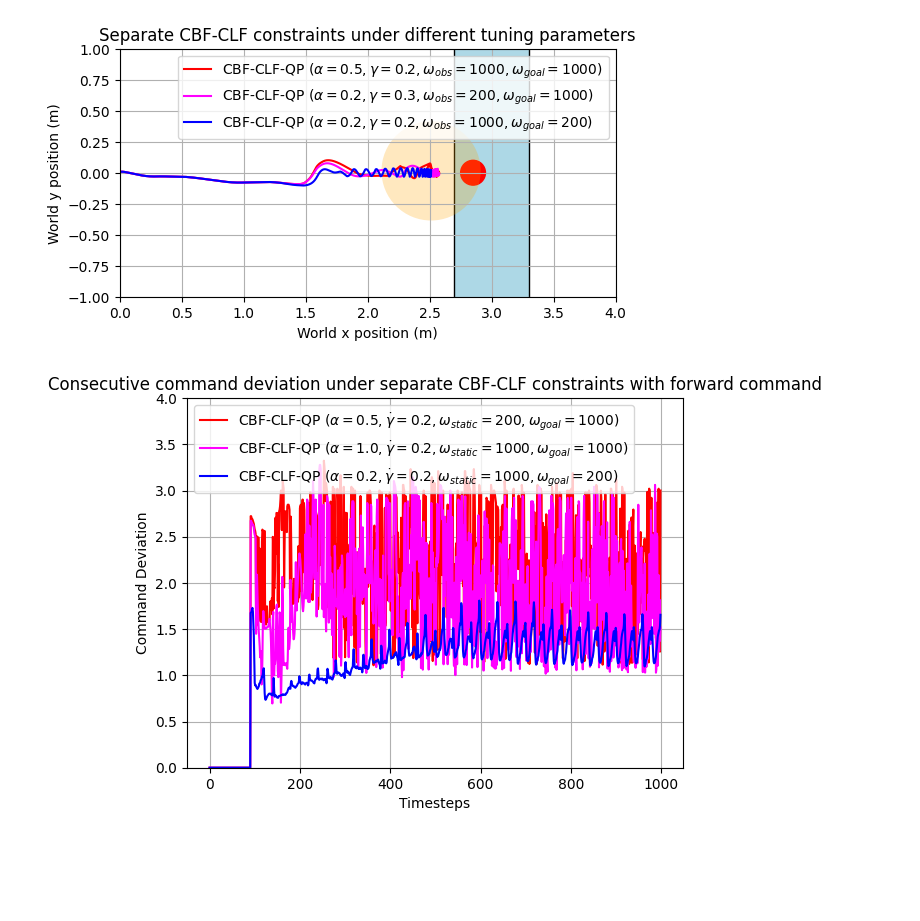
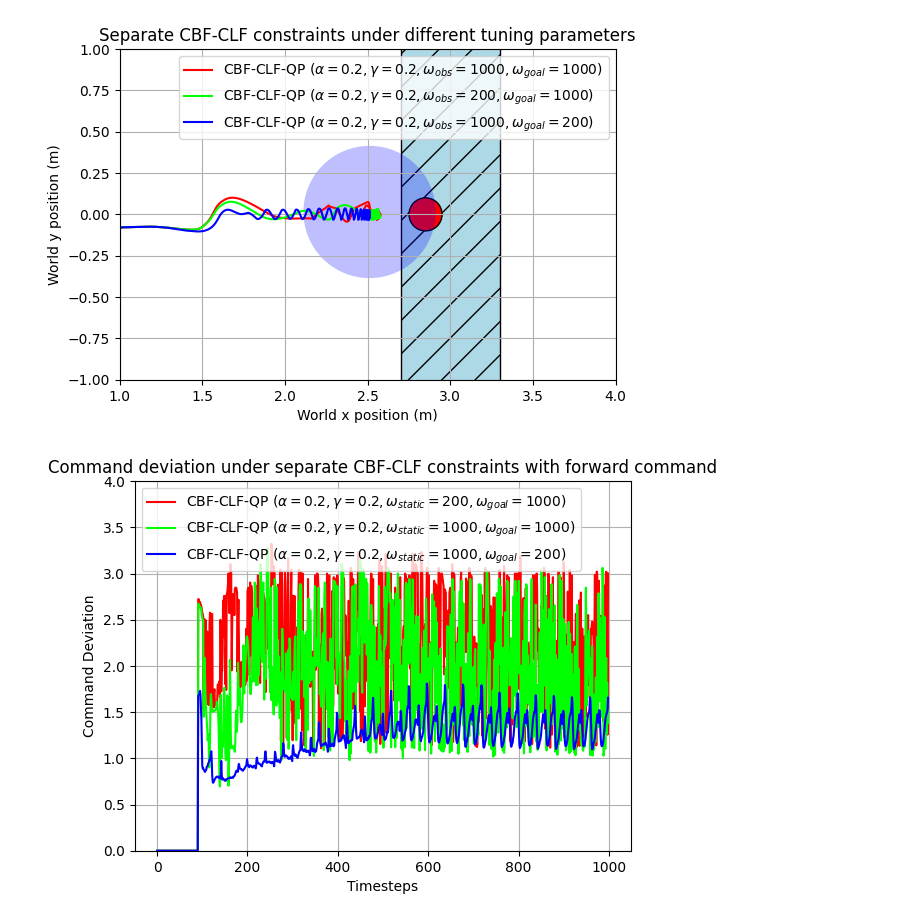
Before and after one commit to famsvip/Robot-Navigation-Collision-Avoidance-, a Jupyter notebook: data/plotting.ipynb, the cells around one changed output. Cells and saved outputs as stored; diff of their text form; code cells hidden in the pictures; blank space fills up the shorter version.

```diff
--- a/data/plotting.ipynb
+++ b/data/plotting.ipynb
@@ -180,46 +177,46 @@ plt.show()
 # %%
 # Trajectory plots for tuning slack in separate CBF-CLF
 
 data_threshold = 10000
 
 # Load data
-separated_1 = np.load("./separated_1.npy")
-separated_5 = np.load("./separated_5.npy")
-separated_6 = np.load("./separated_6.npy")
+separated_1 = np.load("./separated_pos_1.npy")
+separated_5 = np.load("./separated_pos_5.npy")
+separated_6 = np.load("./separated_pos_6.npy")
 
 fig, ax = plt.subplots()
 
 rect = Rectangle((2.7, -1.8), width=0.6, height=3.6,
-                 edgecolor='black', facecolor='lightblue')
-circle_target = Circle((2.85, 0.0), radius=0.1, edgecolor="red", facecolor="red")
-circle_separated_1 = Circle((separated_1[data_threshold-1,:2]), radius=0.4, facecolor=(1.0,0.65,0,0.25))
+                 edgecolor='black', facecolor='lightblue', hatch="/")
+circle_target = Circle((2.85, 0.0), radius=0.1, edgecolor="black", facecolor="red")
+circle_separated_1 = Circle((separated_1[data_threshold-1,:2]), radius=0.4, facecolor=(0,0,1.0,0.25))
 ax.add_patch(rect)
 ax.add_patch(circle_target)
 ax.add_patch(circle_separated_1)
 
-ax.plot(separated_5[:data_threshold,0], separated_5[:data_threshold,1], color=(1.0,0,0), label=r"CBF-CLF-QP ($\alpha=0.5,\gamma=0.2, \omega_{obs}=1000, \omega_{goal}=1000$)")
-ax.plot(separated_6[:data_threshold,0], separated_6[:data_threshold,1], color=(1.0,0,1.0), label=r"CBF-CLF-QP ($\alpha=0.2,\gamma=0.3, \omega_{obs}=200, \omega_{goal}=1000$)")
+ax.plot(separated_5[:data_threshold,0], separated_5[:data_threshold,1], color=(1.0,0,0), label=r"CBF-CLF-QP ($\alpha=0.2,\gamma=0.2, \omega_{obs}=1000, \omega_{goal}=1000$)")
+ax.plot(separated_6[:data_threshold,0], separated_6[:data_threshold,1], color=(0,1.0,0), label=r"CBF-CLF-QP ($\alpha=0.2,\gamma=0.2, \omega_{obs}=200, \omega_{goal}=1000$)")
 ax.plot(separated_1[:data_threshold,0], separated_1[:data_threshold,1], color=(0,0,1.0), label=r"CBF-CLF-QP ($\alpha=0.2,\gamma=0.2, \omega_{obs}=1000, \omega_{goal}=200$)")
-ax.set_xlim(0, 4)
+ax.set_xlim(1, 4)
 ax.set_ylim(-1, 1)
 ax.set_aspect('equal')
 plt.grid(True)
 plt.title('Separate CBF-CLF constraints under different tuning parameters')
 plt.xlabel("World x position (m)")
 plt.ylabel("World y position (m)")
 plt.legend()
 plt.show()
 # %% [output]
-[figure, old version]
+[figure, new version]
 # %%
 # Consecutive command error for tuning slack weight for separate CBF_CLF
 
 # Load data
-separated_cmds_1 = np.load("./separated_cmds.npy")
+separated_cmds_1 = np.load("./separated_cmds_1.npy")
 separated_cmds_5 = np.load("./separated_cmds_5.npy")
 separated_cmds_6 = np.load("./separated_cmds_6.npy")
 
-def consecutive_command_change(cmd_array):
+def command_change(cmd_array):
     change = []
     for i in range(np.size(cmd_array,axis=0)):
         if i != 0:
@@ -233,15 +230,15 @@ def consecutive_command_change(cmd_array):
 
 fig, ax = plt.subplots()
 
-ax.plot(range(np.size(separated_cmds_5,axis=0)), consecutive_command_change(separated_cmds_5), color=(1.0,0,0), label=r"CBF-CLF-QP ($\alpha=0.5,\.\gamma=0.2, \omega_{static}=200, \omega_{goal}=1000$)")
-ax.plot(range(np.size(separated_cmds_6,axis=0)), consecutive_command_change(separated_cmds_6), color=(1.0,0,1.0), label=r"CBF-CLF-QP ($\alpha=1.0,\.\gamma=0.2, \omega_{static}=1000, \omega_{goal}=1000$)")
-ax.plot(range(np.size(separated_cmds_1,axis=0)), consecutive_command_change(separated_cmds_1), color=(0,0,1.0), label=r"CBF-CLF-QP ($\alpha=0.2,\.\gamma=0.2, \omega_{static}=1000, \omega_{goal}=200$)")
+ax.plot(range(np.size(separated_cmds_5,axis=0)), command_change(separated_cmds_5), color=(1.0,0,0), label=r"CBF-CLF-QP ($\alpha=0.2,\gamma=0.2, \omega_{static}=200, \omega_{goal}=1000$)")
+ax.plot(range(np.size(separated_cmds_6,axis=0)), command_change(separated_cmds_6), color=(0,1.0,0), label=r"CBF-CLF-QP ($\alpha=0.2,\gamma=0.2, \omega_{static}=1000, \omega_{goal}=1000$)")
+ax.plot(range(np.size(separated_cmds_1,axis=0)), command_change(separated_cmds_1), color=(0,0,1.0), label=r"CBF-CLF-QP ($\alpha=0.2,\gamma=0.2, \omega_{static}=1000, \omega_{goal}=200$)")
 ax.set_ylim(0, 4.0)
-plt.title('Consecutive command deviation under separate CBF-CLF constraints with forward command')
+plt.title('Command deviation under separate CBF-CLF constraints with forward command')
 plt.xlabel("Timesteps")
 plt.ylabel("Command Deviation")
 plt.grid(True)
 plt.legend()
 plt.show()
 # %% [output]
-[figure, old version]
+[figure, new version]
```
Also changed, not shown: parts of 14 cells of this notebook, 50 other files.
